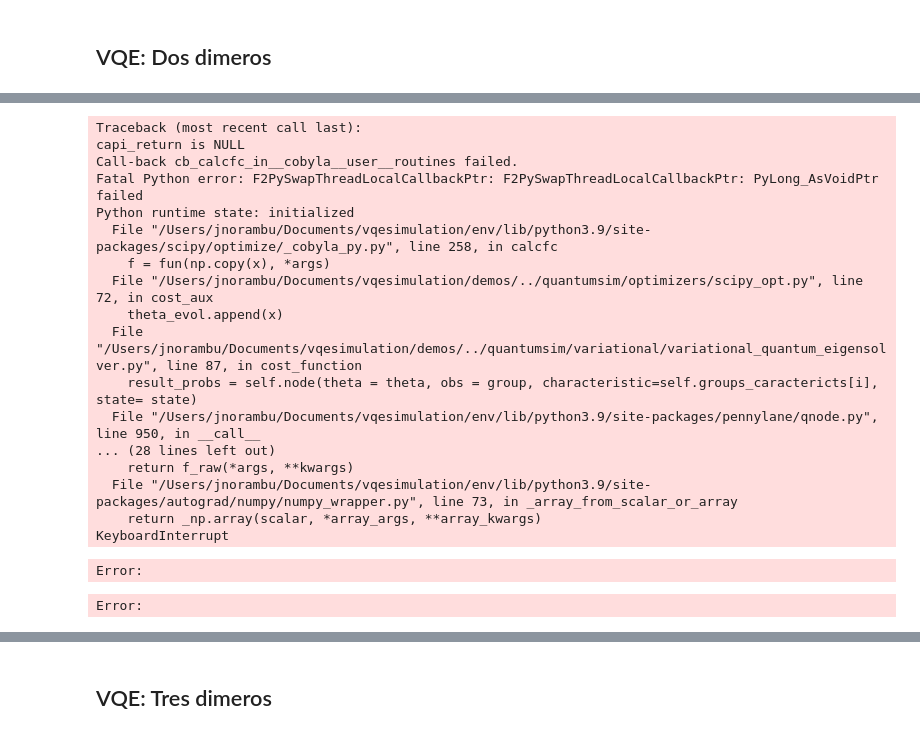
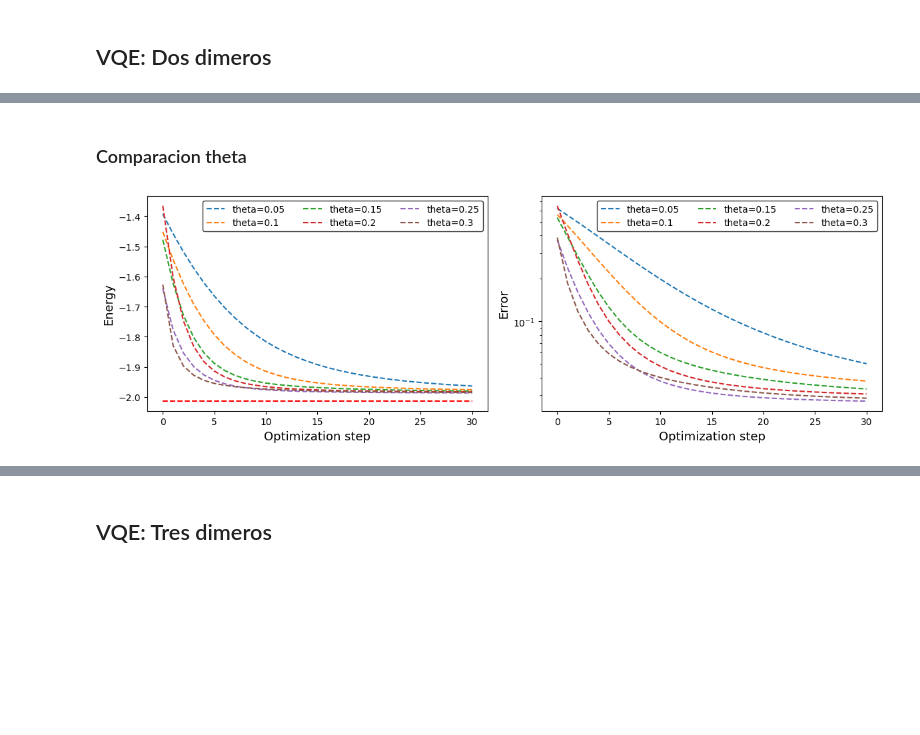
Before and after one commit to javinoram/VqePy, a Jupyter notebook: demos/Molecule.ipynb, the cells around one changed output, grey strips where cells are left out. Saved outputs shown, nothing was run; the diff lists cells and outputs as text; code cells hidden in the pictures; blank space fills up the shorter version.

```diff
--- a/demos/Molecule.ipynb
+++ b/demos/Molecule.ipynb
@@ -140,31 +219,0 @@ rep = molecule.qubits*ansatz_params["repetitions"]
-# %%
-minimizate_params = {
-    "type": "SLSQP",
-    "maxiter": 200,
-    "tol": 0.000001,
-    "number": molecule.qubits*ansatz_params["repetitions"]}
-
-optimizer = scipy_optimizer(minimizate_params)
-#optimizer.set_constrains()
-
-energy, optimum = optimizer.VQE(molecule.cost_function, molecule.qubits)
-# %% [output]
-Traceback (most recent call last):
-capi_return is NULL
-Call-back cb_calcfc_in__cobyla__user__routines failed.
-Fatal Python error: F2PySwapThreadLocalCallbackPtr: F2PySwapThreadLocalCallbackPtr: PyLong_AsVoidPtr failed
-Python runtime state: initialized
-  File "/Users/jnorambu/Documents/vqesimulation/env/lib/python3.9/site-packages/scipy/optimize/_cobyla_py.py", line 258, in calcfc
-    f = fun(np.copy(x), *args)
-  File "/Users/jnorambu/Documents/vqesimulation/demos/../quantumsim/optimizers/scipy_opt.py", line 72, in cost_aux
-    theta_evol.append(x)
-  File "/Users/jnorambu/Documents/vqesimulation/demos/../quantumsim/variational/variational_quantum_eigensolver.py", line 87, in cost_function
-    result_probs = self.node(theta = theta, obs = group, characteristic=self.groups_caractericts[i], state= state)
-  File "/Users/jnorambu/Documents/vqesimulation/env/lib/python3.9/site-packages/pennylane/qnode.py", line 950, in __call__
-... (28 lines left out)
-    return f_raw(*args, **kwargs)
-  File "/Users/jnorambu/Documents/vqesimulation/env/lib/python3.9/site-packages/autograd/numpy/numpy_wrapper.py", line 73, in _array_from_scalar_or_array
-    return _np.array(scalar, *array_args, **array_kwargs)
-KeyboardInterrupt
-Error:
-Error:
@@ -172,0 +220,28 @@ ee = molecular_energies(symbols=symbols, coordinates=coordinates, basis_set=para
+# %% [markdown]
+### Comparacion theta
+# %%
+ee = molecular_energies(symbols=symbols, coordinates=coordinates, basis_set=params["basis"])
+aux_energy = energies[:6]
+
+fig, ax = plt.subplots(1, 2, figsize=(12,4),)
+ax[0].set_xlabel("Optimization step", fontsize=13)
+ax[0].set_ylabel("Energy", fontsize=13)
+
+ax[1].set_xlabel("Optimization step", fontsize=13)
+ax[1].set_ylabel("Error", fontsize=13)
+
+for j,e in enumerate(aux_energy):
+    ax[0].plot([i for i in range(len(e))], e, ls="dashed", label="theta="+str(thetas[j]))
+#ax[0].plot([i for i in range(len(energy3))], energy3, "b", ls="dashed", label="Adam")
+
+ax[0].plot([i for i in range(len(energy))], [ee[0] for i in range(len(energy))], "r", ls="dashed")
+ax[0].legend(loc="upper right", fontsize='medium',frameon=True, edgecolor='k', ncol=3)
+
+for j,e in enumerate(aux_energy):
+    ax[1].plot([i for i in range(len(e))], [np.abs(e[i] -ee[0]) for i in range(len(e))], ls="dashed", label="theta="+str(thetas[j]))
+ax[1].set_yscale("log")
+ax[1].legend(loc="upper right", fontsize='medium',frameon=True, edgecolor='k', ncol=3)
+fig.tight_layout()
+plt.show()
+# %% [output]
+[figure, added]
```
Also changed, not shown: parts of 15 cells of this notebook, 10 other files.
